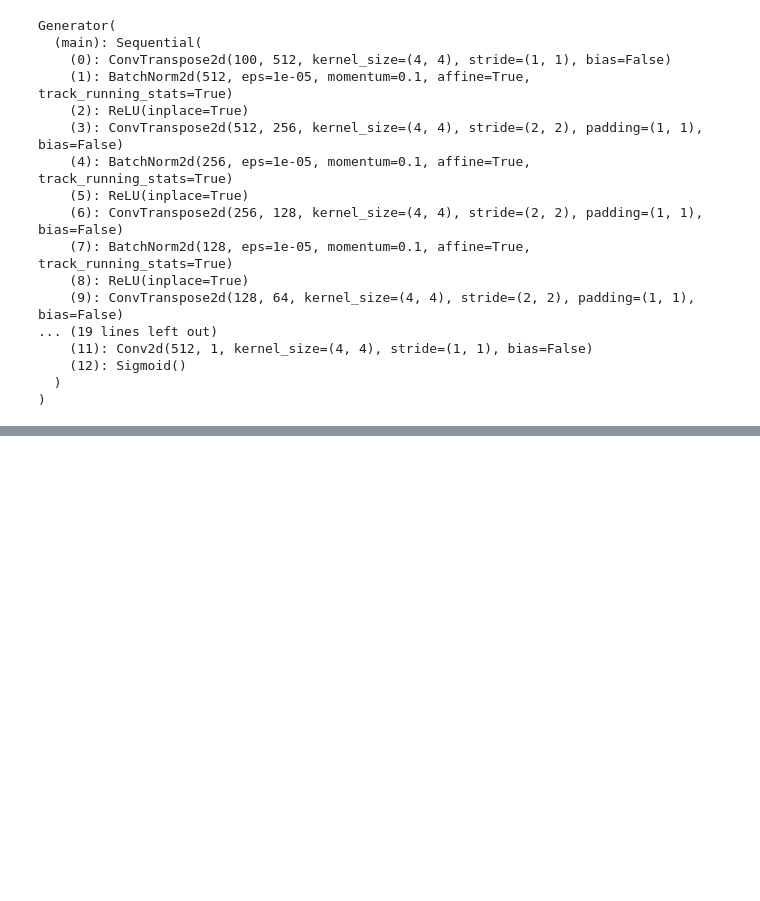
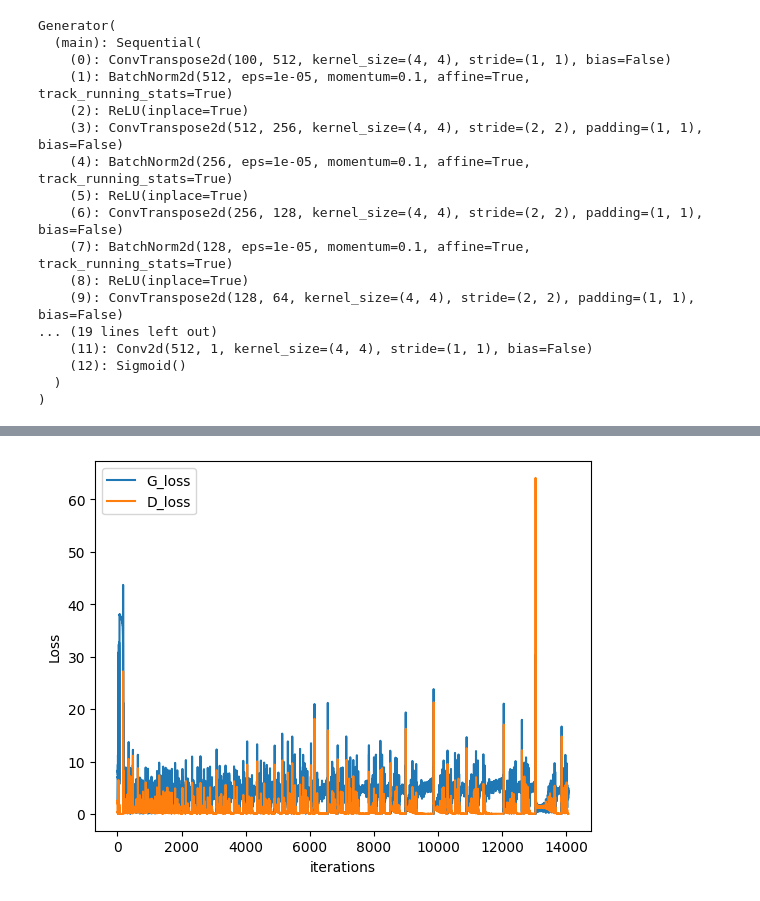
Before and after one commit to Rin4797/uniform_coverage_of_gans, a Jupyter notebook: notebooks/mnist_dcgan.ipynb, the cells around one changed output, grey strips where cells are left out. Saved outputs shown, nothing was run; the diff lists cells and outputs as text; code cells hidden in the pictures; blank space fills up the shorter version.

```diff
--- a/notebooks/mnist_dcgan.ipynb
+++ b/notebooks/mnist_dcgan.ipynb
@@ -312,0 +315,12 @@ torch.save(netD.state_dict(), './Discriminator.pt')
+# %%
+EPOCH_NUM = 30
+# %%
+# Create the generator
+netG = Generator().to(device)
+netG.apply(weights_init)
+print(netG)
+
+# Create the discriminator
+netD = Discriminator().to(device)
+netD.apply(weights_init)
+print(netD)
@@ -312,0 +345,10 @@ torch.save(netD.state_dict(), './Discriminator.pt')
+# %%
+# Initialize BCELoss function
+criterion = nn.BCELoss()
+
+# Create batch of latent vectors that I will use to visualize the progression of the generator
+viz_noise = torch.randn(BATCH_SIZE, Z_DIM, 1, 1, device=device)
+
+# Setup Adam optimizers for both G and D
+optimizerD = optim.Adam(netD.parameters(), lr=lr, betas=(0.5, 0.999))
+optimizerG = optim.Adam(netG.parameters(), lr=lr, betas=(0.5, 0.999))
@@ -312,0 +456,9 @@ torch.save(netD.state_dict(), './Discriminator.pt')
+# %%
+plt.plot(G_losses,label="G_loss")
+plt.plot(D_losses,label="D_loss")
+plt.xlabel("iterations")
+plt.ylabel("Loss")
+plt.legend()
+plt.show()
+# %% [output]
+[figure, added]
```
Also changed, not shown: parts of 9 cells of this notebook.
